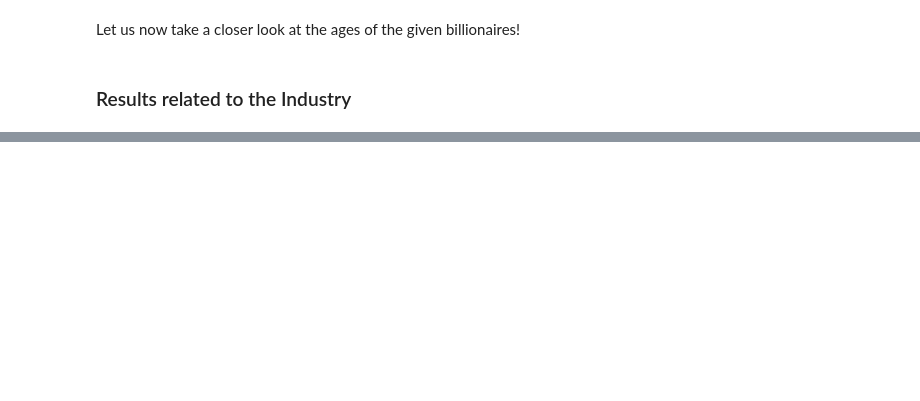
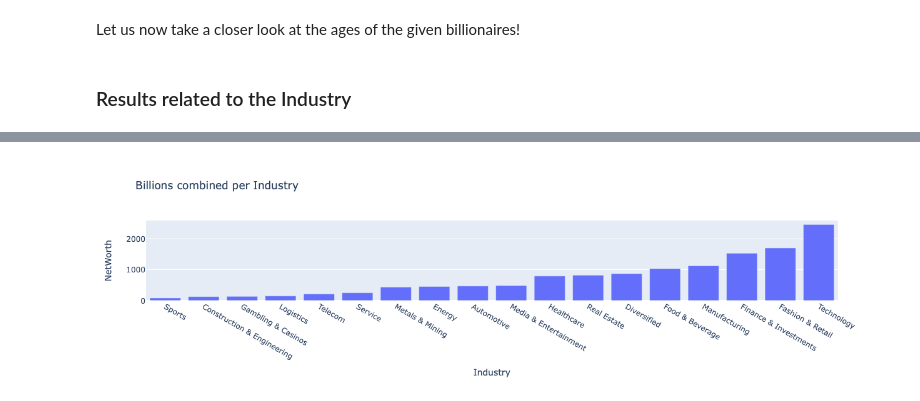
Before and after one commit to Ugulugu/ForbesBillionaires2021, a Jupyter notebook: Billionaire.ipynb, the cells around one changed output, grey strips where cells are left out. Drawn from its saved outputs; the diff is of its cells as text; code cells hidden in the pictures; blank space fills up the shorter version.

```diff
--- a/Billionaire.ipynb
+++ b/Billionaire.ipynb
@@ -105,0 +105,9 @@ fig.show()
+# %%
+df_ind2 = data.groupby('Industry').NetWorth.sum()
+df_ind2 = df_ind2.reset_index()
+df_ind2 = df_ind2.sort_values(by='NetWorth')
+
+fig = px.bar(df_ind2, x='Industry', y='NetWorth', title='Billions combined per Industry')
+fig.show()
+# %% [output]
+[figure, added]
```
Also changed, not shown: parts of 4 cells of this notebook, 6 other files.
